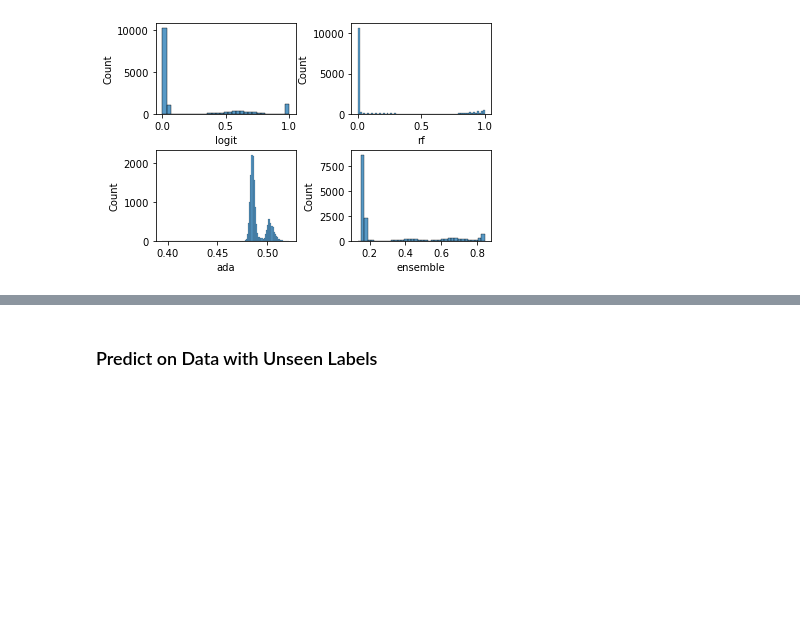
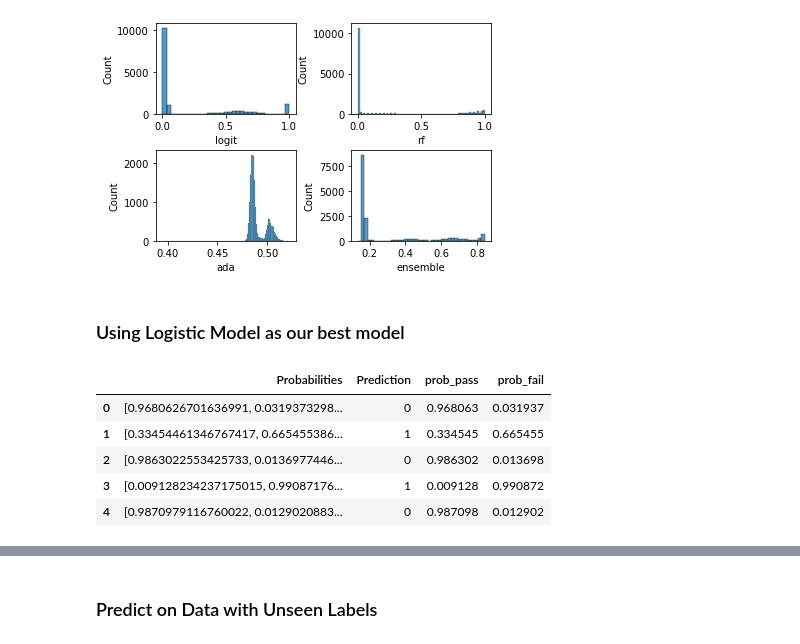
Before and after one commit to mjkeh/CSS-Project-3-Team-7-Fall-2021, a Jupyter notebook: Project 3 Students.ipynb, the cells around one changed output, grey strips where cells are left out. Cells and saved outputs as stored; diff of their text form; code cells hidden in the pictures; blank space fills up the shorter version.

```diff
--- a/Project 3 Students.ipynb
+++ b/Project 3 Students.ipynb
@@ -485,3 +501,30 @@ sns.histplot(probs_df, x = "ensemble", ax = ax)
 plt.show()
 # %% [output]
 [figure]
+# %% [markdown]
+### Using Logistic Model as our best model
+# %%
+# Predict the outcomes and the probabilities of the validation set
+log_reg = LogisticRegression()
+log_model = logit_reg.fit(X_train, y_train.ravel())
+
+best_model_pred = log_model.predict(X_validate)
+best_model_prob = log_model.predict_proba(X_validate)
+
+d= {"Probabilities":list(best_model_prob),"Prediction":list(best_model_pred)}
+df = pd.DataFrame(d)
+df['prob_pass']='Nan'
+df['prob_fail']='Nan'
+
+for i in range(0,len(df)):
+    df['prob_pass'][i]=df['Probabilities'][i][0]
+    df['prob_fail'][i]=df['Probabilities'][i][1]
+
+df.head()
+# %% [output]
+|  | Probabilities | Prediction | prob_pass | prob_fail |
+| 0 | [0.9680626701636991, 0.0319373298... | 0 | 0.968063 | 0.031937 |
+| 1 | [0.33454461346767417, 0.665455386... | 1 | 0.334545 | 0.665455 |
+| 2 | [0.9863022553425733, 0.0136977446... | 0 | 0.986302 | 0.013698 |
+| 3 | [0.009128234237175015, 0.99087176... | 1 | 0.009128 | 0.990872 |
+| 4 | [0.9870979116760022, 0.0129020883... | 0 | 0.987098 | 0.012902 |
```
Also changed, not shown: parts of 27 cells of this notebook.
